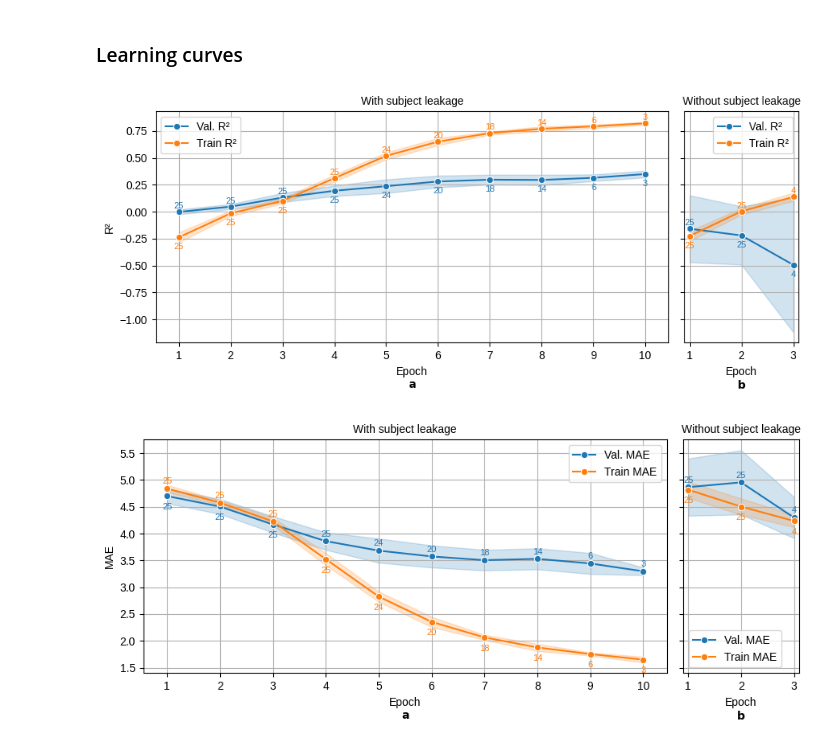
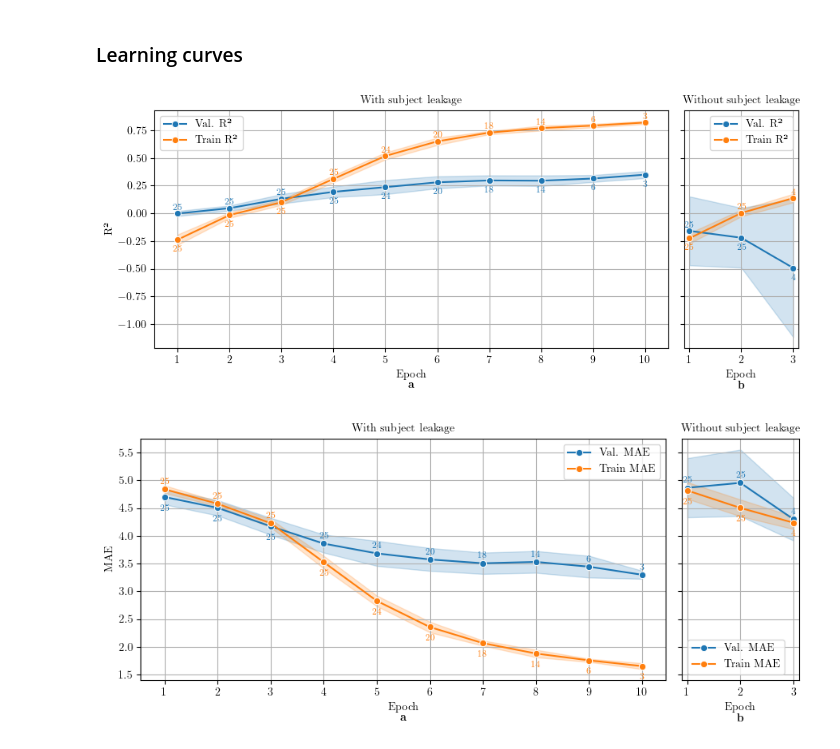
Before and after one commit to Kowd-PauUh/ml-in-depression-estimation, a Jupyter notebook: paper/notebooks/learning-curves.ipynb, the cells around one changed output. Saved outputs shown, nothing was run; the diff lists cells and outputs as text; code cells hidden in the pictures.

Commit message:
Added figures rendering with latex

```diff
--- a/paper/notebooks/learning-curves.ipynb
+++ b/paper/notebooks/learning-curves.ipynb
@@ -32,6 +32,7 @@ import math
 
 import matplotlib.pyplot as plt
 plt.rcParams['font.family'] = 'Liberation Sans'
+plt.rcParams['text.usetex'] = True
 
 import matplotlib.gridspec as gridspec
 from matplotlib.ticker import MultipleLocator
@@ -168,32 +169,32 @@ for i, (pair, metric_name) in enumerate([
         count_first = ax2_metrics[f'{pair[0]}_count'].loc[epoch]
         count_second = ax2_metrics[f'{pair[1]}_count'].loc[epoch]
 
         higher_y = max(first_val, second_val)
         lower_y = min(first_val, second_val)
         is_val_higher = first_val > second_val
 
         ax2.text(epoch, higher_y + (_max - _min) * 0.04, f'{count_first if is_val_higher else count_second}', ha='center', va='center', fontsize=8, color='#1f77b4' if is_val_higher else '#ff7f0e')
         ax2.text(epoch, lower_y - (_max - _min) * 0.04, f'{count_second if is_val_higher else count_first}', ha='center', va='top', fontsize=8, color='#1f77b4' if not is_val_higher else '#ff7f0e')
 
     # customize left plot
     left_axis.grid()
     left_axis.set_ylabel(metric_name)
     left_axis.set_xlabel(f'{label}\n$\\bf{{a}}$')
     ax1.set_title('Without subject leakage', fontsize=10)
     left_axis.xaxis.set_major_locator(MultipleLocator(1))
 
     # customize right plot
     right_axis.grid()
     right_axis.set_xlabel(f'{label}\n$\\bf{{b}}$')
     right_axis.set_ylabel(None)
     ax2.set_title('With subject leakage', fontsize=10)
     right_axis.xaxis.set_major_locator(MultipleLocator(1))
     plt.setp(right_axis.get_yticklabels(), visible=False)
 
     plt.tight_layout()
     plt.savefig(PROJECT_DIR / f'paper/figures/subject_leakage/0{i+2}-{pair[0].split("_")[1]}-curve.pdf', bbox_inches='tight', pad_inches=0)
     plt.savefig(PROJECT_DIR / f'paper/figures/subject_leakage/0{i+2}-{pair[0].split("_")[1]}-curve.png', bbox_inches='tight', pad_inches=0)
     plt.show()
 # %% [output]
-[figure, old version]
+[figure, new version]
-[figure, old version]
+[figure, new version]
```
Also changed, not shown: 1 other file.
